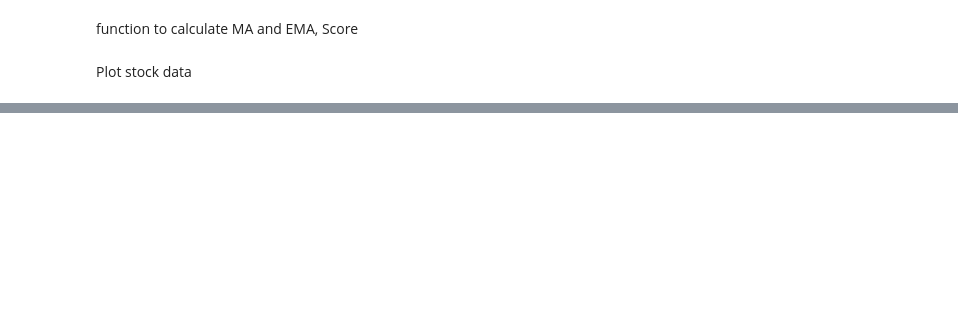
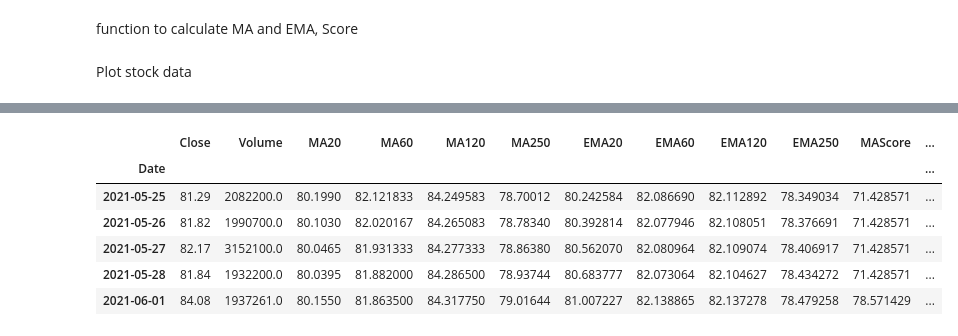
Before and after one commit to YuyuLin1003/stock_analysis, a Jupyter notebook: stock.ipynb, the cells around one changed output, grey strips where cells are left out. Saved outputs shown, nothing was run; the diff lists cells and outputs as text; code cells hidden in the pictures; blank space fills up the shorter version.

```diff
--- a/stock.ipynb
+++ b/stock.ipynb
@@ -295,0 +308,12 @@ plotStock(giant[0].stockData.tail(250))
+# %%
+china = market[-4].stockData
+china.iloc[233:len(china), :].tail()
+# plotStock(china)
+# %% [output]
+|  | Close | Volume | MA20 | MA60 | MA120 | MA250 | EMA20 | EMA60 | EMA120 | EMA250 | MAScore | ... |
+| Date |  |  |  |  |  |  |  |  |  |  |  | ... |
+| 2021-05-25 | 81.29 | 2082200.0 | 80.1990 | 82.121833 | 84.249583 | 78.70012 | 80.242584 | 82.086690 | 82.112892 | 78.349034 | 71.428571 | ... |
+| 2021-05-26 | 81.82 | 1990700.0 | 80.1030 | 82.020167 | 84.265083 | 78.78340 | 80.392814 | 82.077946 | 82.108051 | 78.376691 | 71.428571 | ... |
+| 2021-05-27 | 82.17 | 3152100.0 | 80.0465 | 81.931333 | 84.277333 | 78.86380 | 80.562070 | 82.080964 | 82.109074 | 78.406917 | 71.428571 | ... |
+| 2021-05-28 | 81.84 | 1932200.0 | 80.0395 | 81.882000 | 84.286500 | 78.93744 | 80.683777 | 82.073064 | 82.104627 | 78.434272 | 71.428571 | ... |
+| 2021-06-01 | 84.08 | 1937261.0 | 80.1550 | 81.863500 | 84.317750 | 79.01644 | 81.007227 | 82.138865 | 82.137278 | 78.479258 | 78.571429 | ... |
```
Also changed, not shown: parts of 9 cells of this notebook.
